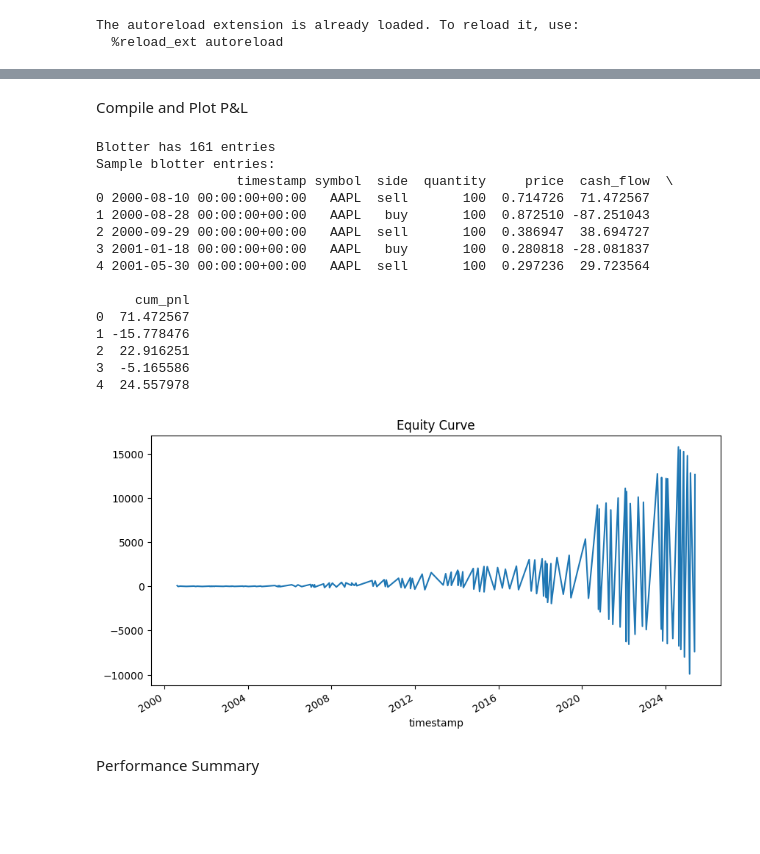
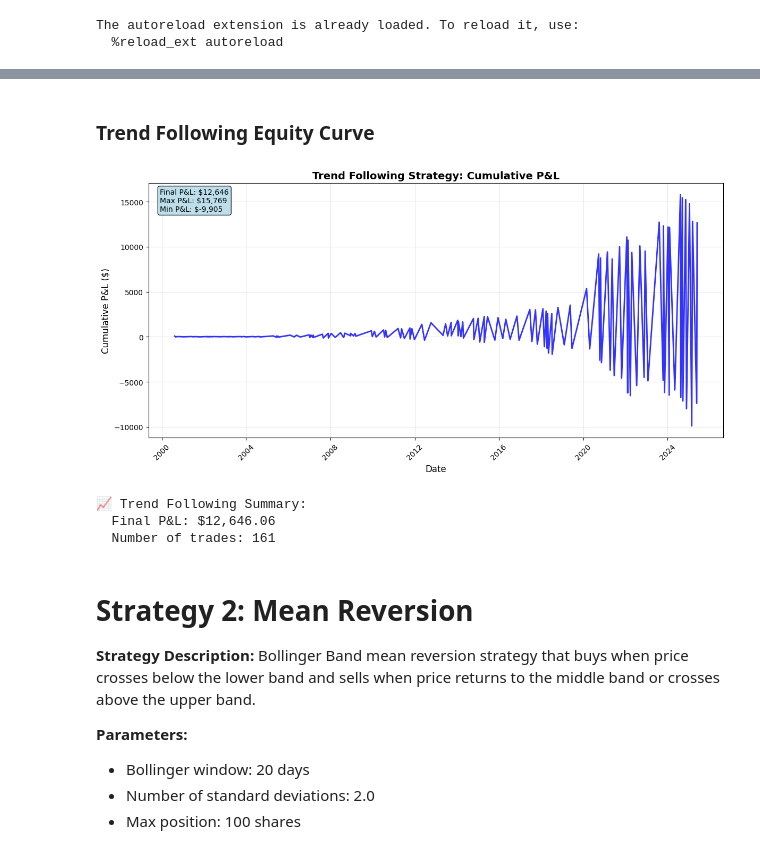
Before and after one commit to elliottgordon/finm-25000-p2-repository, a Jupyter notebook: Homework #5/simulation.ipynb, the cells around one changed output, grey strips where cells are left out. Cells and saved outputs as stored; diff of their text form; code cells hidden in the pictures; blank space fills up the shorter version.

```diff
--- a/Homework #5/simulation.ipynb
+++ b/Homework #5/simulation.ipynb
@@ -71,34 +111,52 @@ Processed 161 trades through tracker
 # %% [markdown]
-Compile and Plot P&L
+### Trend Following Equity Curve
 # %%
-blotter = tracker.get_blotter()  # DataFrame with columns: timestamp, symbol, side, quantity, price, cash_flow
+import matplotlib.pyplot as plt
 
-if not blotter.empty:
-    blotter["cum_pnl"] = blotter["cash_flow"].cumsum()
-    blotter.set_index("timestamp")["cum_pnl"].plot(figsize=(10,5), title="Equity Curve")
+# Get trend following blotter and create equity curve
+tf_blotter = tf_tracker.get_blotter()
 
-    print(f"Blotter has {len(blotter)} entries")
-    print("Sample blotter entries:")
-    print(blotter.head())
+if not tf_blotter.empty:
+    tf_blotter["cum_pnl"] = tf_blotter["cash_flow"].cumsum()
+
+    plt.figure(figsize=(12, 6))
+    plt.plot(tf_blotter["timestamp"], tf_blotter["cum_pnl"],
+             color='blue', linewidth=2, alpha=0.8)
+    plt.title("Trend Following Strategy: Cumulative P&L", fontsize=14, fontweight='bold')
+    plt.xlabel("Date", fontsize=12)
+    plt.ylabel("Cumulative P&L ($)", fontsize=12)
+    plt.grid(True, alpha=0.3)
+    plt.xticks(rotation=45)
+
+    # Add performance metrics as text
+    final_pnl = tf_blotter["cum_pnl"].iloc[-1]
+    max_pnl = tf_blotter["cum_pnl"].max()
+    min_pnl = tf_blotter["cum_pnl"].min()
+
+    plt.text(0.02, 0.98, f'Final P&L: ${final_pnl:,.0f}\nMax P&L: ${max_pnl:,.0f}\nMin P&L: ${min_pnl:,.0f}',
+             transform=plt.gca().transAxes, fontsize=10, verticalalignment='top',
+             bbox=dict(boxstyle='round', facecolor='lightblue', alpha=0.8))
+
+    plt.tight_layout()
+    plt.show()
+
+    print(f"📈 Trend Following Summary:")
+    print(f"  Final P&L: ${final_pnl:,.2f}")
+    print(f"  Number of trades: {len(tf_blotter)}")
 else:
-    print("No trades executed - blotter is empty")
+    print("❌ No trades executed for trend following strategy")
 # %% [output]
+[figure, new version]
-Blotter has 161 entries
-Sample blotter entries:
-                  timestamp symbol  side  quantity     price  cash_flow  \
-0 2000-08-10 00:00:00+00:00   AAPL  sell       100  0.714726  71.472567
-1 2000-08-28 00:00:00+00:00   AAPL   buy       100  0.872510 -87.251043
-2 2000-09-29 00:00:00+00:00   AAPL  sell       100  0.386947  38.694727
-3 2001-01-18 00:00:00+00:00   AAPL   buy       100  0.280818 -28.081837
-4 2001-05-30 00:00:00+00:00   AAPL  sell       100  0.297236  29.723564
-
-     cum_pnl
-0  71.472567
-1 -15.778476
-2  22.916251
-3  -5.165586
-4  24.557978
+📈 Trend Following Summary:
+  Final P&L: $12,646.06
+  Number of trades: 161
-[figure, old version]
 # %% [markdown]
-Performance Summary
+# Strategy 2: Mean Reversion
+
+**Strategy Description:** Bollinger Band mean reversion strategy that buys when price crosses below the lower band and sells when price returns to the middle band or crosses above the upper band.
+
+**Parameters:**
+- Bollinger window: 20 days
+- Number of standard deviations: 2.0
+- Max position: 100 shares
 # %%
```
Also changed, not shown: parts of 18 cells of this notebook, 4 other files.
